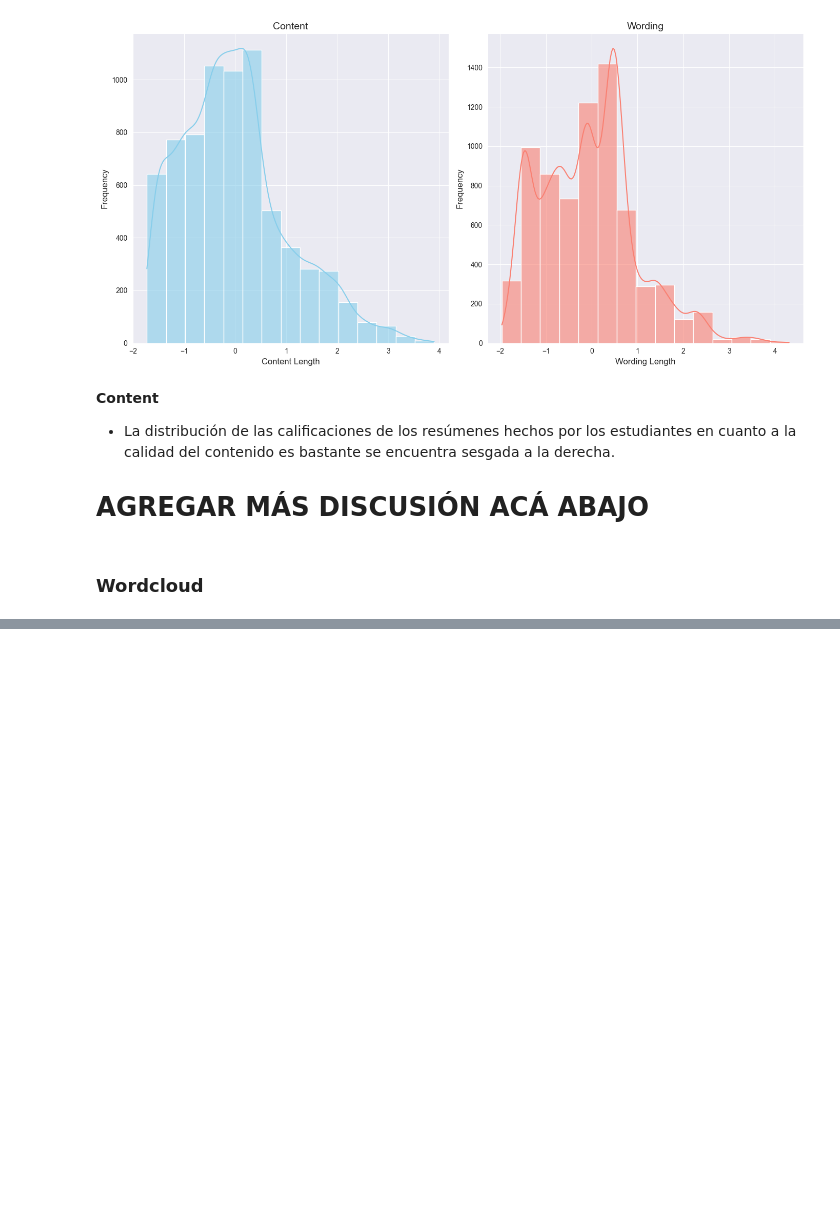
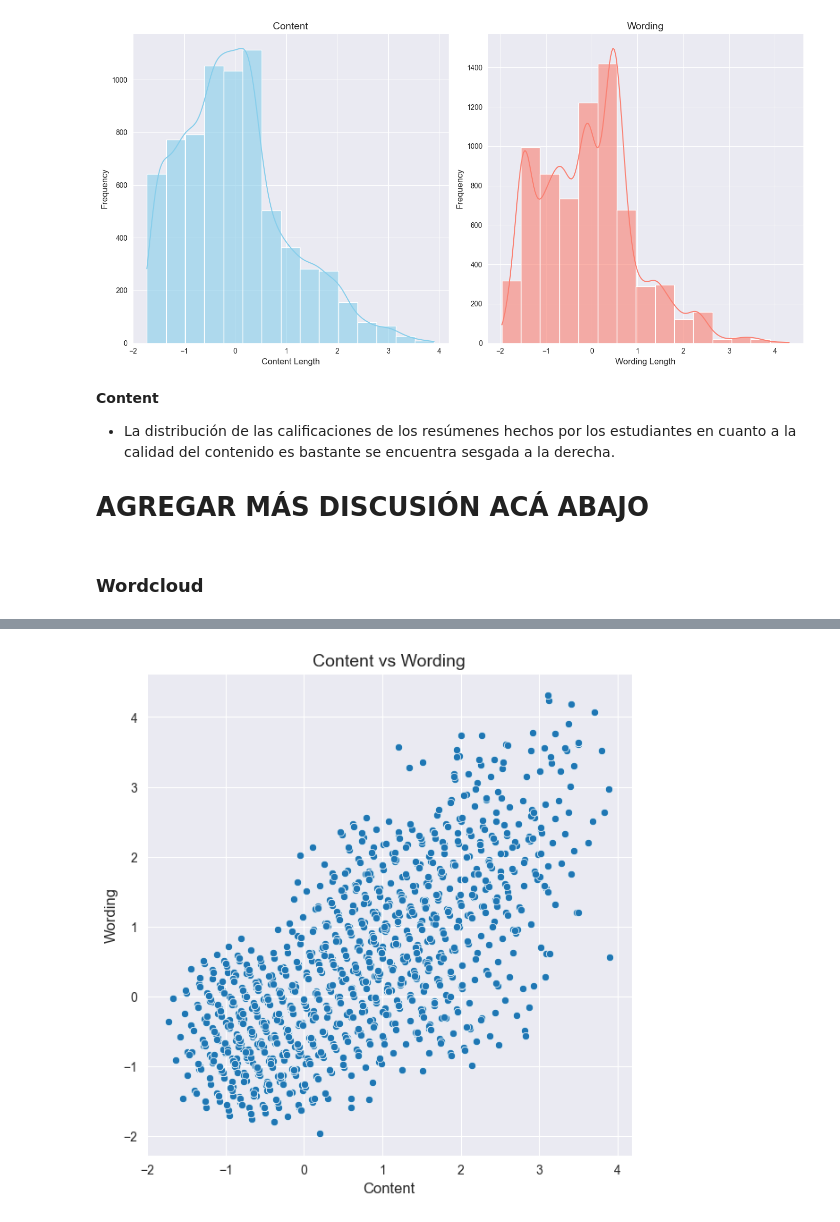
Before and after one commit to FranzCastillo/NLP-Student-Summaries, a Jupyter notebook: src/EDA.ipynb, the cells around one changed output, grey strips where cells are left out. Saved outputs shown, nothing was run; the diff lists cells and outputs as text; code cells hidden in the pictures; blank space fills up the shorter version.

```diff
--- a/src/EDA.ipynb
+++ b/src/EDA.ipynb
@@ -207,0 +211,9 @@ plt.show()
+# %%
+plt.figure(figsize=(7, 7))
+sns.scatterplot(x='content', y='wording', data=df_summaries)
+plt.title('Content vs Wording', fontsize=14)
+plt.xlabel('Content', fontsize=12)
+plt.ylabel('Wording', fontsize=12)
+plt.show()
+# %% [output]
+[figure, added]
```
Also changed, not shown: parts of 8 cells of this notebook.
